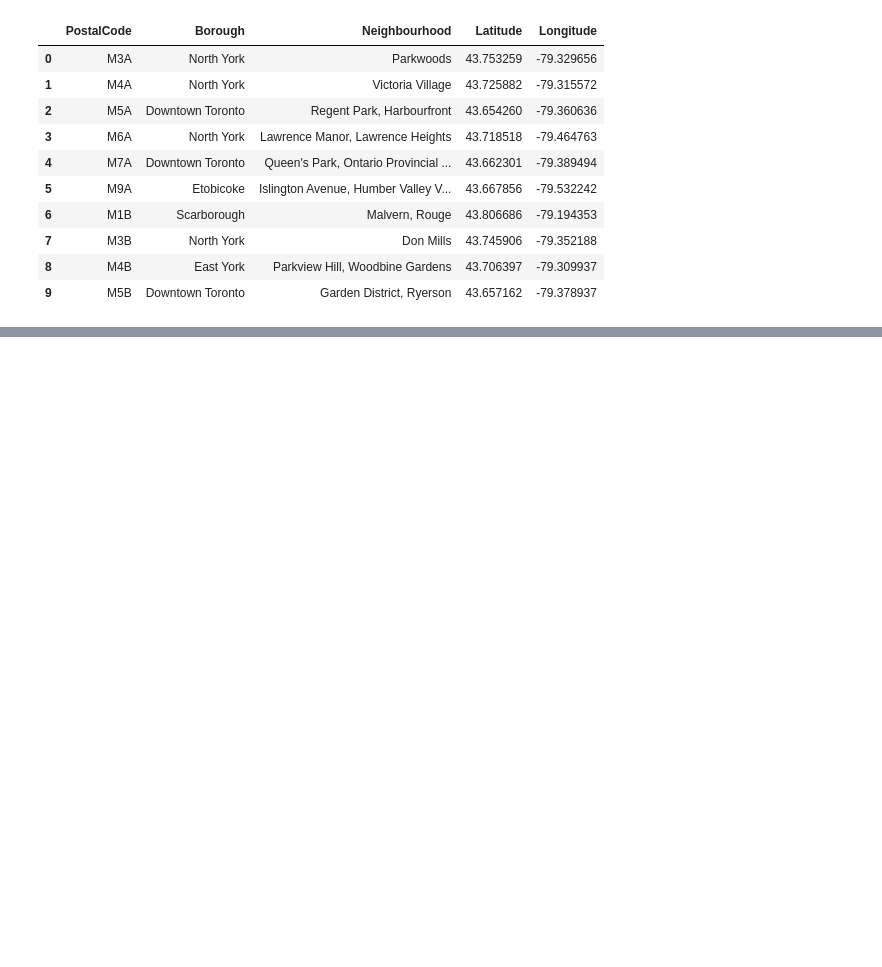
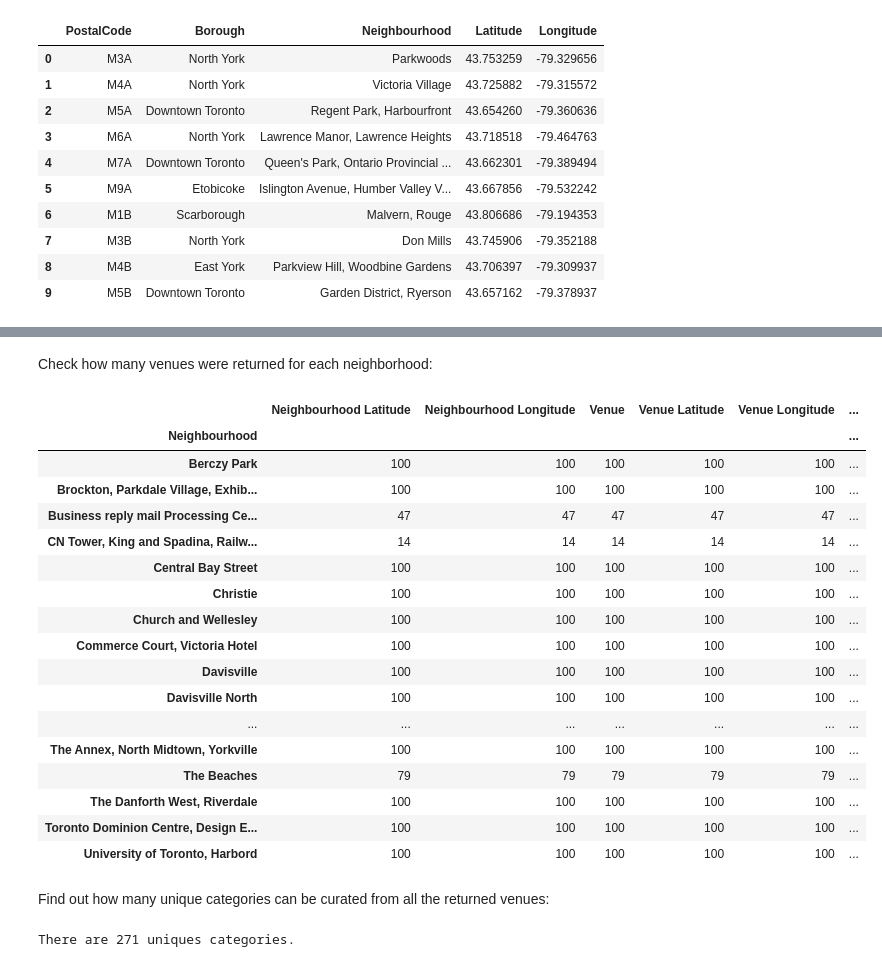
Before and after one commit to lolater/Coursera_Capstone, a Jupyter notebook: Week 3 Assn.ipynb, the cells around one changed output, grey strips where cells are left out. Drawn from its saved outputs; the diff is of its cells as text; code cells hidden in the pictures; blank space fills up the shorter version.

```diff
--- a/Week 3 Assn.ipynb
+++ b/Week 3 Assn.ipynb
@@ -204,0 +312,29 @@ canada.head(10)
+# %% [markdown]
+Check how many venues were returned for each neighborhood:
+# %%
+toronto_venues.groupby('Neighbourhood').count()
+# %% [output]
+|  | Neighbourhood Latitude | Neighbourhood Longitude | Venue | Venue Latitude | Venue Longitude | ... |
+| Neighbourhood |  |  |  |  |  | ... |
+| Berczy Park | 100 | 100 | 100 | 100 | 100 | ... |
+| Brockton, Parkdale Village, Exhib... | 100 | 100 | 100 | 100 | 100 | ... |
+| Business reply mail Processing Ce... | 47 | 47 | 47 | 47 | 47 | ... |
+| CN Tower, King and Spadina, Railw... | 14 | 14 | 14 | 14 | 14 | ... |
+| Central Bay Street | 100 | 100 | 100 | 100 | 100 | ... |
+| Christie | 100 | 100 | 100 | 100 | 100 | ... |
+| Church and Wellesley | 100 | 100 | 100 | 100 | 100 | ... |
+| Commerce Court, Victoria Hotel | 100 | 100 | 100 | 100 | 100 | ... |
+| Davisville | 100 | 100 | 100 | 100 | 100 | ... |
+| Davisville North | 100 | 100 | 100 | 100 | 100 | ... |
+| ... | ... | ... | ... | ... | ... | ... |
+| The Annex, North Midtown, Yorkville | 100 | 100 | 100 | 100 | 100 | ... |
+| The Beaches | 79 | 79 | 79 | 79 | 79 | ... |
+| The Danforth West, Riverdale | 100 | 100 | 100 | 100 | 100 | ... |
+| Toronto Dominion Centre, Design E... | 100 | 100 | 100 | 100 | 100 | ... |
+| University of Toronto, Harbord | 100 | 100 | 100 | 100 | 100 | ... |
+# %% [markdown]
+Find out how many unique categories can be curated from all the returned venues:
+# %%
+print('There are {} uniques categories.'.format(len(toronto_venues['Venue Category'].unique())))
+# %% [output]
+There are 271 uniques categories.
```
Also changed, not shown: parts of 29 cells of this notebook.
